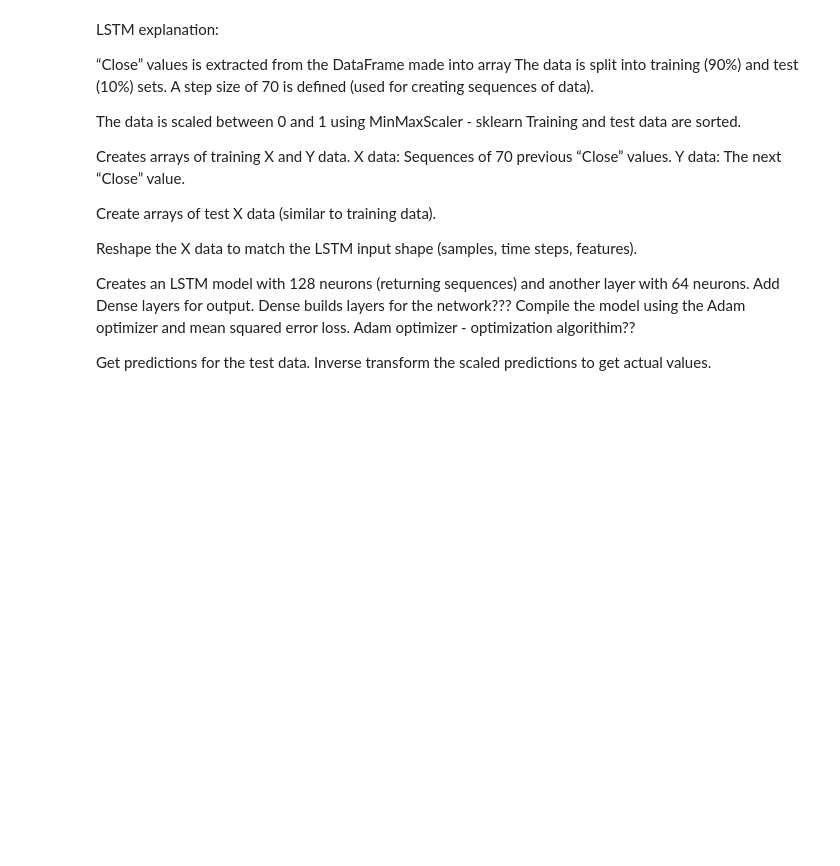
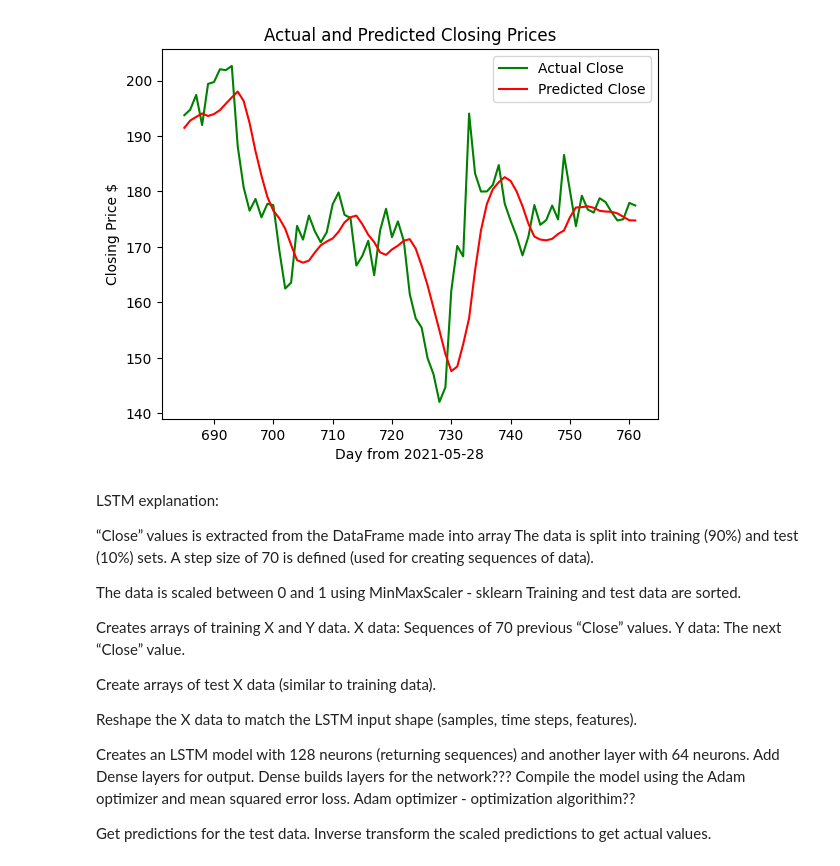
Before and after one commit to josh-segal/political-profit-bros, a Jupyter notebook: python/LSTMStockPrediction_Final.ipynb, the cells around one changed output. Drawn from its saved outputs; the diff is of its cells as text; code cells hidden in the pictures; blank space fills up the shorter version.

```diff
--- a/python/LSTMStockPrediction_Final.ipynb
+++ b/python/LSTMStockPrediction_Final.ipynb
@@ -167,11 +200,13 @@ plt.show()
 # %%
 # plotting the actual vs predicited closing prices
 df_actual_closes.plot(color=['green', 'red'])
 plt.title('Actual and Predicted Closing Prices')
-plt.xlabel('Day')
-plt.ylabel('Closing Price ($)')
+plt.xlabel(f'Day from {start_date}')
+plt.ylabel('Closing Price $')
 plt.legend(('Actual Close', 'Predicted Close'))
 plt.show()
+# %% [output]
+[figure, added]
 # %% [markdown]
 LSTM explanation:
 
```
Also changed, not shown: parts of 26 cells of this notebook, 1 other file.
